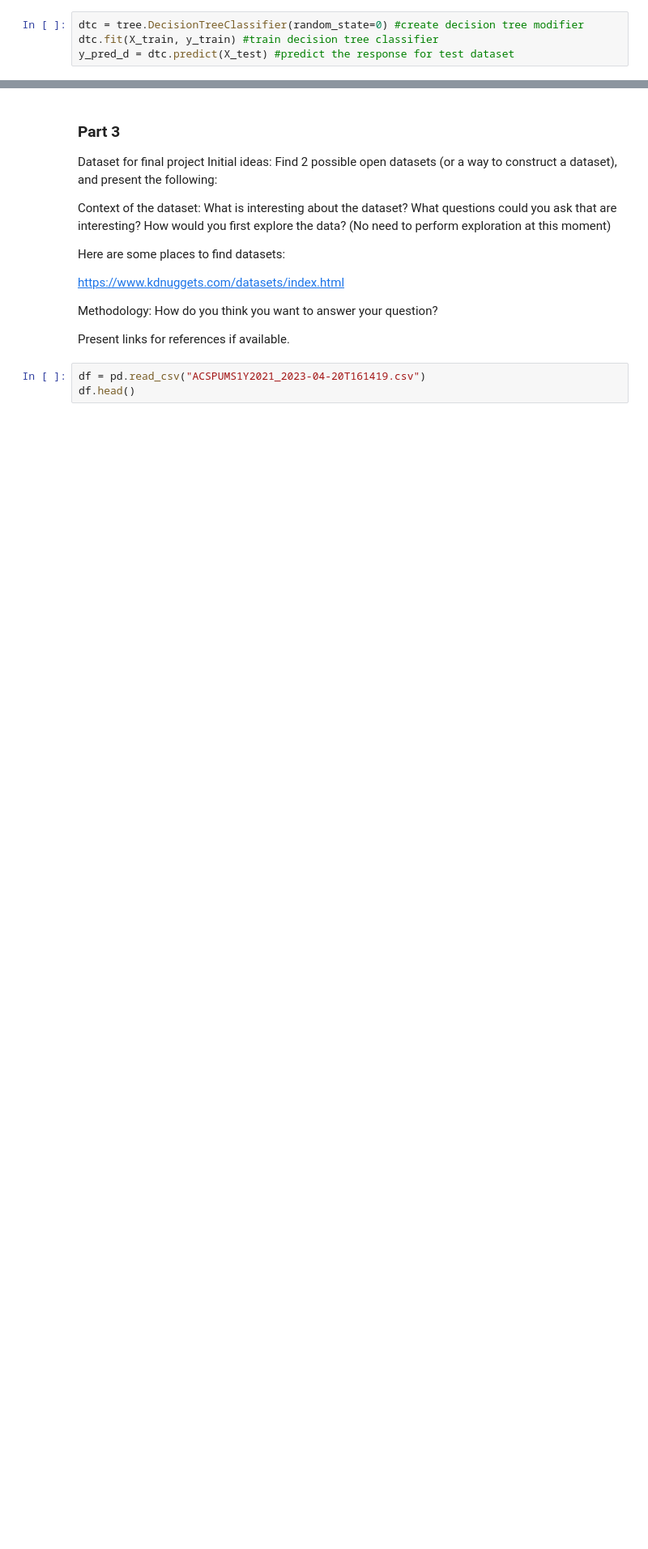
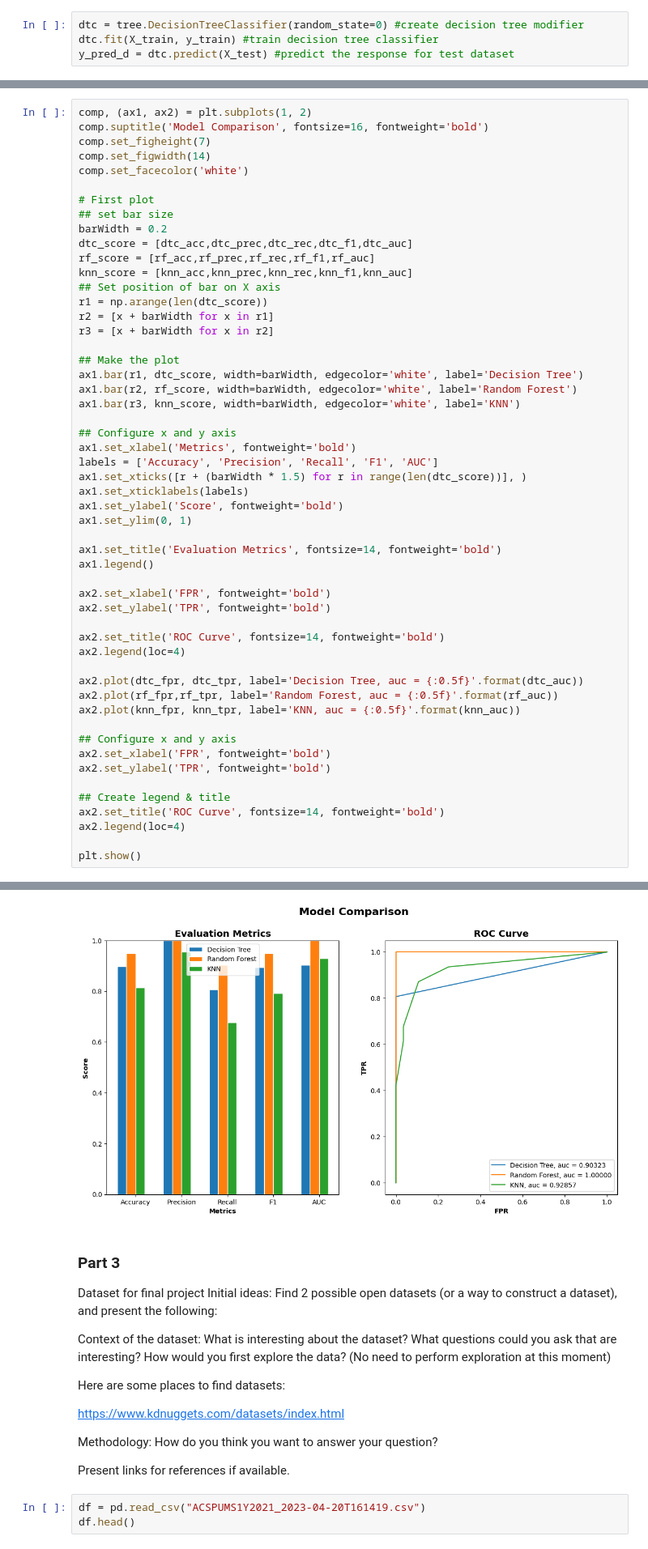
Before and after one commit to nate-from-prex/Assignment3, a Jupyter notebook: Assignment3_Final_summarized.ipynb, the cells around one changed output, grey strips where cells are left out. Shown at 81% size. Cells and saved outputs as stored; diff of their text form; blank space fills up the shorter version.

```diff
--- a/Assignment3_Final_summarized.ipynb
+++ b/Assignment3_Final_summarized.ipynb
@@ -428,0 +425,54 @@ dfsummary.head()
+# %%
+comp, (ax1, ax2) = plt.subplots(1, 2)
+comp.suptitle('Model Comparison', fontsize=16, fontweight='bold')
+comp.set_figheight(7)
+comp.set_figwidth(14)
+comp.set_facecolor('white')
+
+# First plot
+## set bar size
+barWidth = 0.2
+dtc_score = [dtc_acc,dtc_prec,dtc_rec,dtc_f1,dtc_auc]
+rf_score = [rf_acc,rf_prec,rf_rec,rf_f1,rf_auc]
+knn_score = [knn_acc,knn_prec,knn_rec,knn_f1,knn_auc]
+## Set position of bar on X axis
+r1 = np.arange(len(dtc_score))
+r2 = [x + barWidth for x in r1]
+r3 = [x + barWidth for x in r2]
+
+## Make the plot
+ax1.bar(r1, dtc_score, width=barWidth, edgecolor='white', label='Decision Tree')
+ax1.bar(r2, rf_score, width=barWidth, edgecolor='white', label='Random Forest')
+ax1.bar(r3, knn_score, width=barWidth, edgecolor='white', label='KNN')
+
+## Configure x and y axis
+ax1.set_xlabel('Metrics', fontweight='bold')
+labels = ['Accuracy', 'Precision', 'Recall', 'F1', 'AUC']
+ax1.set_xticks([r + (barWidth * 1.5) for r in range(len(dtc_score))], )
+ax1.set_xticklabels(labels)
+ax1.set_ylabel('Score', fontweight='bold')
+ax1.set_ylim(0, 1)
+
+ax1.set_title('Evaluation Metrics', fontsize=14, fontweight='bold')
+ax1.legend()
+
+ax2.set_xlabel('FPR', fontweight='bold')
+ax2.set_ylabel('TPR', fontweight='bold')
+
+ax2.set_title('ROC Curve', fontsize=14, fontweight='bold')
+ax2.legend(loc=4)
+
+ax2.plot(dtc_fpr, dtc_tpr, label='Decision Tree, auc = {:0.5f}'.format(dtc_auc))
+ax2.plot(rf_fpr,rf_tpr, label='Random Forest, auc = {:0.5f}'.format(rf_auc))
+ax2.plot(knn_fpr, knn_tpr, label='KNN, auc = {:0.5f}'.format(knn_auc))
+
+## Configure x and y axis
+ax2.set_xlabel('FPR', fontweight='bold')
+ax2.set_ylabel('TPR', fontweight='bold')
+
+## Create legend & title
+ax2.set_title('ROC Curve', fontsize=14, fontweight='bold')
+ax2.legend(loc=4)
+
+plt.show()
+# %% [output]
@@ -429,3 +480,4 @@ dfsummary.head()
+[figure, added]
 # %% [markdown]
 ### Part 3
 Dataset for final project Initial ideas:  Find 2 possible open datasets (or a way to construct a dataset), and present the following:
```
Also changed, not shown: parts of 21 cells of this notebook.
